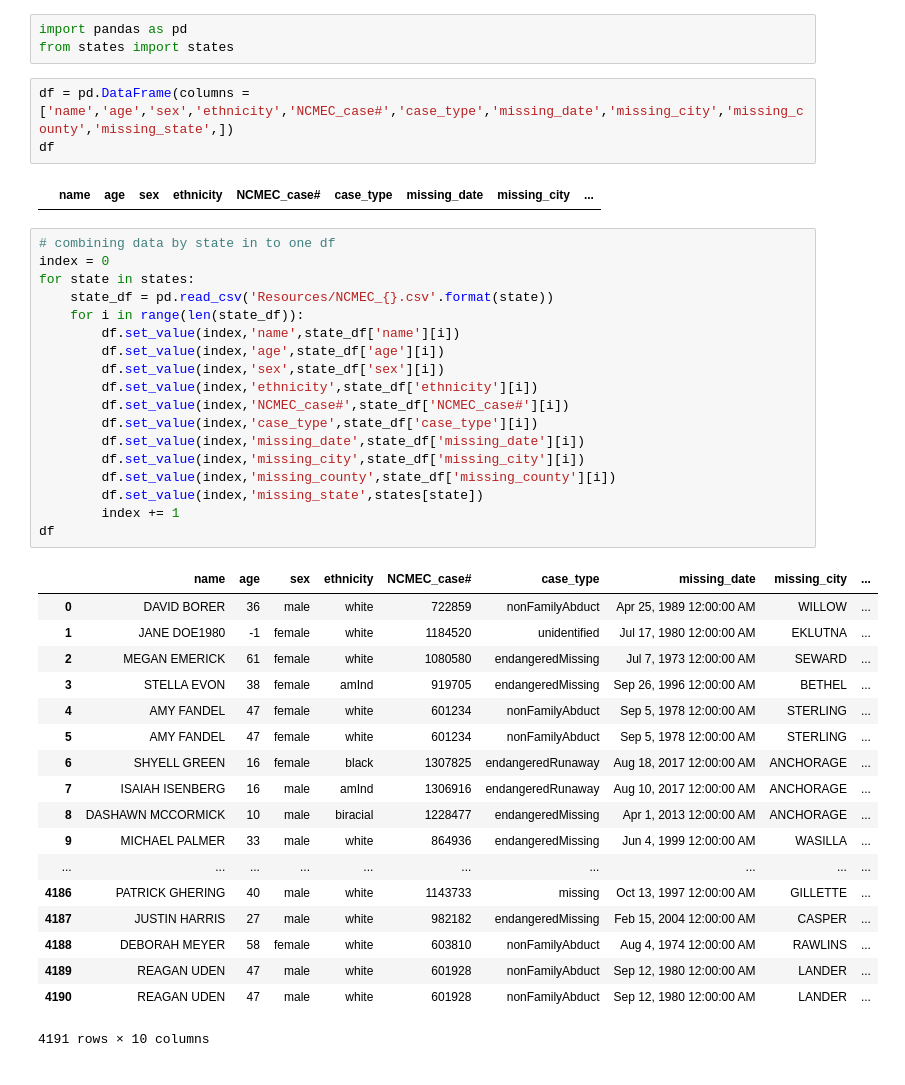
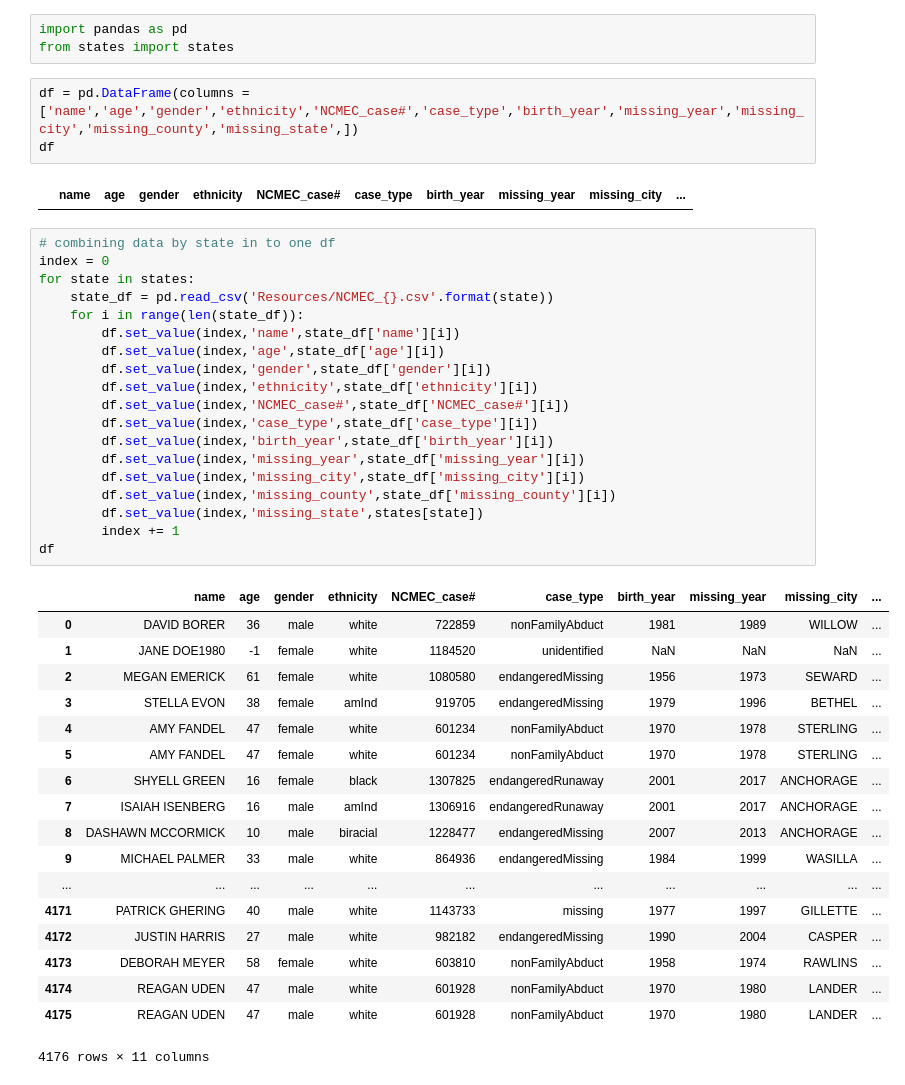
Before and after one commit to ashpon-zz/DoctorsofData, a Jupyter notebook: Data_Clean.ipynb, the cells around one changed output. Cells and saved outputs as stored; diff of their text form.

```diff
--- a/Data_Clean.ipynb
+++ b/Data_Clean.ipynb
@@ -2,44 +2,45 @@
 import pandas as pd
 from states import states
 # %%
-df = pd.DataFrame(columns = ['name','age','sex','ethnicity','NCMEC_case#','case_type','missing_date','missing_city','missing_county','missing_state',])
+df = pd.DataFrame(columns = ['name','age','gender','ethnicity','NCMEC_case#','case_type','birth_year','missing_year','missing_city','missing_county','missing_state',])
 df
 # %% [output]
-|  | name | age | sex | ethnicity | NCMEC_case# | case_type | missing_date | missing_city | ... |
+|  | name | age | gender | ethnicity | NCMEC_case# | case_type | birth_year | missing_year | missing_city | ... |
 # %%
 # combining data by state in to one df
 index = 0
 for state in states:
     state_df = pd.read_csv('Resources/NCMEC_{}.csv'.format(state))
     for i in range(len(state_df)):
         df.set_value(index,'name',state_df['name'][i])
         df.set_value(index,'age',state_df['age'][i])
-        df.set_value(index,'sex',state_df['sex'][i])
+        df.set_value(index,'gender',state_df['gender'][i])
         df.set_value(index,'ethnicity',state_df['ethnicity'][i])
         df.set_value(index,'NCMEC_case#',state_df['NCMEC_case#'][i])
         df.set_value(index,'case_type',state_df['case_type'][i])
-        df.set_value(index,'missing_date',state_df['missing_date'][i])
+        df.set_value(index,'birth_year',state_df['birth_year'][i])
+        df.set_value(index,'missing_year',state_df['missing_year'][i])
         df.set_value(index,'missing_city',state_df['missing_city'][i])
         df.set_value(index,'missing_county',state_df['missing_county'][i])
         df.set_value(index,'missing_state',states[state])
         index += 1
 df
 # %% [output]
-|  | name | age | sex | ethnicity | NCMEC_case# | case_type | missing_date | missing_city | ... |
-| 0 | DAVID BORER | 36 | male | white | 722859 | nonFamilyAbduct | Apr 25, 1989 12:00:00 AM | WILLOW | ... |
-| 1 | JANE DOE1980 | -1 | female | white | 1184520 | unidentified | Jul 17, 1980 12:00:00 AM | EKLUTNA | ... |
-| 2 | MEGAN EMERICK | 61 | female | white | 1080580 | endangeredMissing | Jul 7, 1973 12:00:00 AM | SEWARD | ... |
-| 3 | STELLA EVON | 38 | female | amInd | 919705 | endangeredMissing | Sep 26, 1996 12:00:00 AM | BETHEL | ... |
-| 4 | AMY FANDEL | 47 | female | white | 601234 | nonFamilyAbduct | Sep 5, 1978 12:00:00 AM | STERLING | ... |
-| 5 | AMY FANDEL | 47 | female | white | 601234 | nonFamilyAbduct | Sep 5, 1978 12:00:00 AM | STERLING | ... |
-| 6 | SHYELL GREEN | 16 | female | black | 1307825 | endangeredRunaway | Aug 18, 2017 12:00:00 AM | ANCHORAGE | ... |
-| 7 | ISAIAH ISENBERG | 16 | male | amInd | 1306916 | endangeredRunaway | Aug 10, 2017 12:00:00 AM | ANCHORAGE | ... |
-| 8 | DASHAWN MCCORMICK | 10 | male | biracial | 1228477 | endangeredMissing | Apr 1, 2013 12:00:00 AM | ANCHORAGE | ... |
-| 9 | MICHAEL PALMER | 33 | male | white | 864936 | endangeredMissing | Jun 4, 1999 12:00:00 AM | WASILLA | ... |
-| ... | ... | ... | ... | ... | ... | ... | ... | ... | ... |
-| 4186 | PATRICK GHERING | 40 | male | white | 1143733 | missing | Oct 13, 1997 12:00:00 AM | GILLETTE | ... |
-| 4187 | JUSTIN HARRIS | 27 | male | white | 982182 | endangeredMissing | Feb 15, 2004 12:00:00 AM | CASPER | ... |
-| 4188 | DEBORAH MEYER | 58 | female | white | 603810 | nonFamilyAbduct | Aug 4, 1974 12:00:00 AM | RAWLINS | ... |
-| 4189 | REAGAN UDEN | 47 | male | white | 601928 | nonFamilyAbduct | Sep 12, 1980 12:00:00 AM | LANDER | ... |
-| 4190 | REAGAN UDEN | 47 | male | white | 601928 | nonFamilyAbduct | Sep 12, 1980 12:00:00 AM | LANDER | ... |
+|  | name | age | gender | ethnicity | NCMEC_case# | case_type | birth_year | missing_year | missing_city | ... |
+| 0 | DAVID BORER | 36 | male | white | 722859 | nonFamilyAbduct | 1981 | 1989 | WILLOW | ... |
+| 1 | JANE DOE1980 | -1 | female | white | 1184520 | unidentified | NaN | NaN | NaN | ... |
+| 2 | MEGAN EMERICK | 61 | female | white | 1080580 | endangeredMissing | 1956 | 1973 | SEWARD | ... |
+| 3 | STELLA EVON | 38 | female | amInd | 919705 | endangeredMissing | 1979 | 1996 | BETHEL | ... |
+| 4 | AMY FANDEL | 47 | female | white | 601234 | nonFamilyAbduct | 1970 | 1978 | STERLING | ... |
+| 5 | AMY FANDEL | 47 | female | white | 601234 | nonFamilyAbduct | 1970 | 1978 | STERLING | ... |
+| 6 | SHYELL GREEN | 16 | female | black | 1307825 | endangeredRunaway | 2001 | 2017 | ANCHORAGE | ... |
+| 7 | ISAIAH ISENBERG | 16 | male | amInd | 1306916 | endangeredRunaway | 2001 | 2017 | ANCHORAGE | ... |
+| 8 | DASHAWN MCCORMICK | 10 | male | biracial | 1228477 | endangeredMissing | 2007 | 2013 | ANCHORAGE | ... |
+| 9 | MICHAEL PALMER | 33 | male | white | 864936 | endangeredMissing | 1984 | 1999 | WASILLA | ... |
+| ... | ... | ... | ... | ... | ... | ... | ... | ... | ... | ... |
+| 4171 | PATRICK GHERING | 40 | male | white | 1143733 | missing | 1977 | 1997 | GILLETTE | ... |
+| 4172 | JUSTIN HARRIS | 27 | male | white | 982182 | endangeredMissing | 1990 | 2004 | CASPER | ... |
+| 4173 | DEBORAH MEYER | 58 | female | white | 603810 | nonFamilyAbduct | 1958 | 1974 | RAWLINS | ... |
+| 4174 | REAGAN UDEN | 47 | male | white | 601928 | nonFamilyAbduct | 1970 | 1980 | LANDER | ... |
+| 4175 | REAGAN UDEN | 47 | male | white | 601928 | nonFamilyAbduct | 1970 | 1980 | LANDER | ... |
-4191 rows × 10 columns
+4176 rows × 11 columns
```
Also changed, not shown: parts of 4 cells of this notebook, 1 other file.
